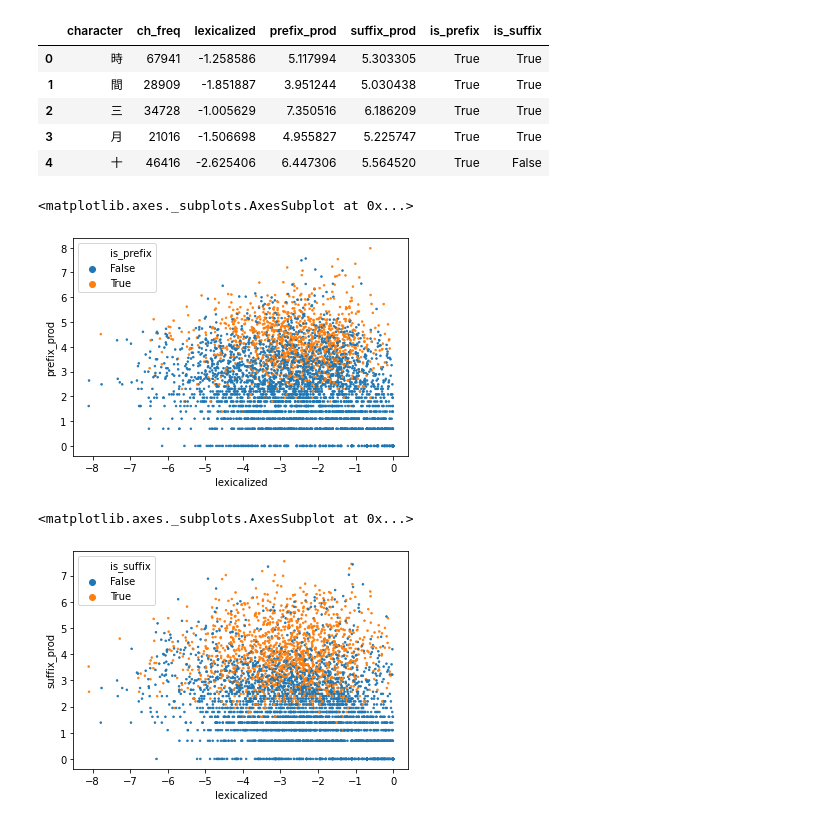
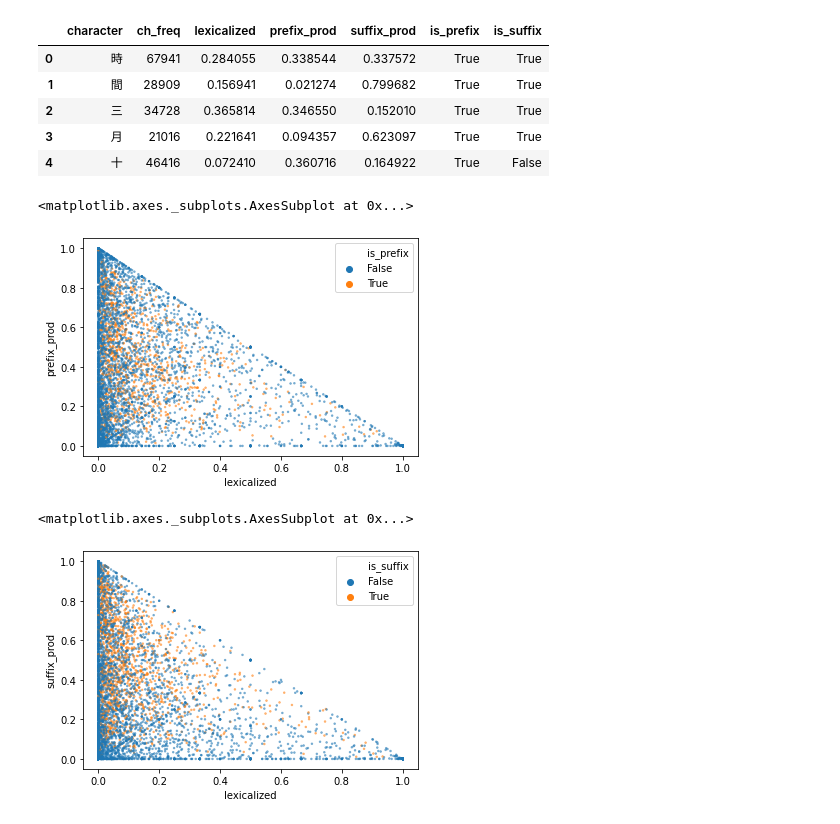
Before and after one commit to seantyh/OntoDeepLex, a Jupyter notebook: notebooks/70-affix/70.01-affix-sandbox.ipynb, the cells around one changed output. Saved outputs shown, nothing was run; the diff lists cells and outputs as text; code cells hidden in the pictures.

```diff
--- a/notebooks/70-affix/70.01-affix-sandbox.ipynb
+++ b/notebooks/70-affix/70.01-affix-sandbox.ipynb
@@ -22,16 +17,27 @@ last_ch = Counter(chain.from_iterable(x[-1] for x in wdfreq.keys() if len(x) >=
+# %%
+from collections import Counter
+from itertools import chain
+
+first_ch = {}
+last_ch = {}
+
+for wd, wfreq in wdfreq.items():
+    if len(wd) < 2: continue
+    first_ch[wd[0]] = first_ch.get(wd[0], 0) + wfreq
+    last_ch[wd[-1]] = last_ch.get(wd[-1], 0) + wfreq
 # %%
 data = []
 for ch, cfreq in chfreq.items():
     ch_aswd_freq = wdfreq.get(ch, 0)
-    lexicalized = np.log(ch_aswd_freq/cfreq)
-    prefix_prod = np.log(first_ch.get(ch, 0)+1)
-    suffix_prod = np.log(last_ch.get(ch, 0)+1)
+    lexicalized = ch_aswd_freq/cfreq
+    prefix_prod = (first_ch.get(ch, 0))/cfreq
+    suffix_prod = (last_ch.get(ch, 0))/cfreq
     data.append((ch, cfreq, lexicalized, prefix_prod, suffix_prod))
 affix_data = pd.DataFrame.from_records(data,
                                        columns=("character", "ch_freq",
                                                 "lexicalized", "prefix_prod", "suffix_prod"))
 # %%
-for row_idx in affix_data.index:
+for row_idx in tqdm(affix_data.index):
     res = ckip_affix.query(affix_data.loc[row_idx, "character"])
     is_prefix = any(x.affix_type=="prefix" for x in res)
     is_suffix = any(x.affix_type=="suffix" for x in res)
@@ -41,20 +47,20 @@ for row_idx in affix_data.index:
 affix_data.head()
 # %% [output]
 |  | character | ch_freq | lexicalized | prefix_prod | suffix_prod | is_prefix | is_suffix |
-| 0 | 時 | 67941 | -1.258586 | 5.117994 | 5.303305 | True | True |
-| 1 | 間 | 28909 | -1.851887 | 3.951244 | 5.030438 | True | True |
-| 2 | 三 | 34728 | -1.005629 | 7.350516 | 6.186209 | True | True |
-| 3 | 月 | 21016 | -1.506698 | 4.955827 | 5.225747 | True | True |
-| 4 | 十 | 46416 | -2.625406 | 6.447306 | 5.564520 | True | False |
+| 0 | 時 | 67941 | 0.284055 | 0.338544 | 0.337572 | True | True |
+| 1 | 間 | 28909 | 0.156941 | 0.021274 | 0.799682 | True | True |
+| 2 | 三 | 34728 | 0.365814 | 0.346550 | 0.152010 | True | True |
+| 3 | 月 | 21016 | 0.221641 | 0.094357 | 0.623097 | True | True |
+| 4 | 十 | 46416 | 0.072410 | 0.360716 | 0.164922 | True | False |
 # %%
 import seaborn as sns
-sns.scatterplot("lexicalized", "prefix_prod", data=affix_data, hue="is_prefix", edgecolor=None, s=3)
+sns.scatterplot("lexicalized", "prefix_prod", data=affix_data, hue="is_prefix", edgecolor=None, s=3, alpha=0.5)
 # %% [output]
 <matplotlib.axes._subplots.AxesSubplot at 0x...>
-[figure, old version]
+[figure, new version]
 # %%
 import seaborn as sns
-sns.scatterplot("lexicalized", "suffix_prod", data=affix_data, hue="is_suffix", edgecolor=None, s=3)
+sns.scatterplot("lexicalized", "suffix_prod", data=affix_data, hue="is_suffix", edgecolor=None, s=3, alpha=0.5)
 # %% [output]
 <matplotlib.axes._subplots.AxesSubplot at 0x...>
-[figure, old version]
+[figure, new version]
```
Also changed, not shown: parts of 2 cells of this notebook, 7 other files.
